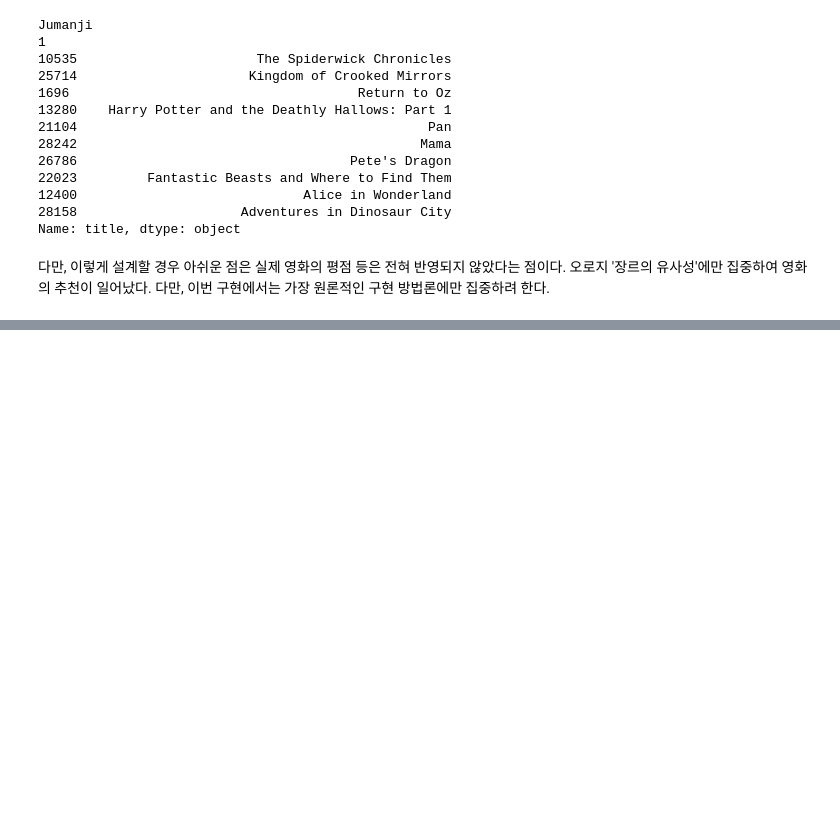
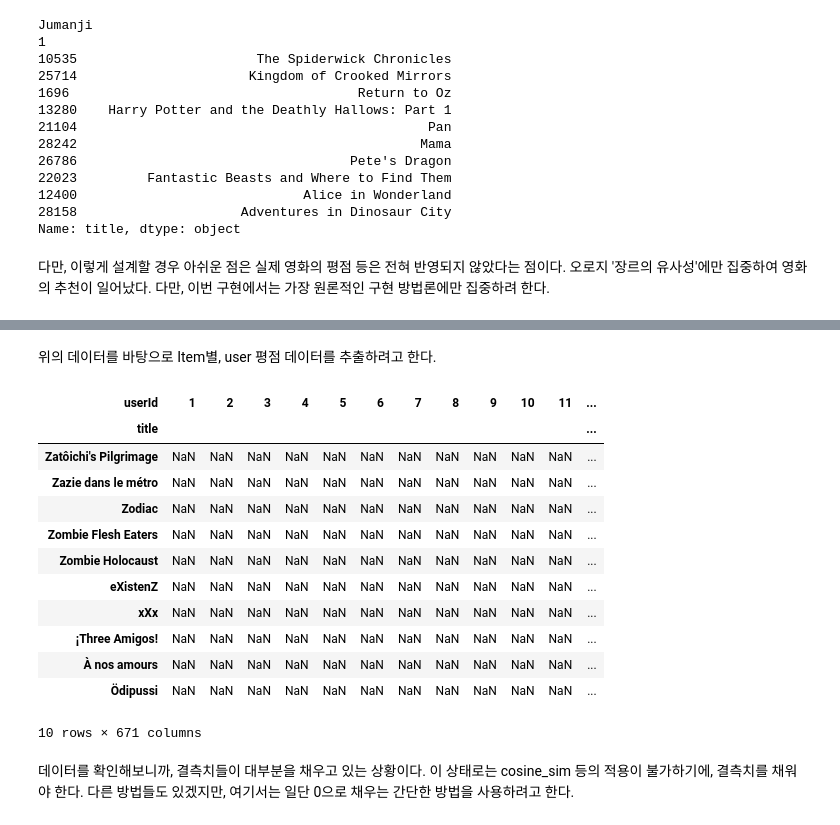
Before and after one commit to SeongwonTak/RecommenderSystem, a Jupyter notebook: Basic_code_Recom_System.ipynb, the cells around one changed output, grey strips where cells are left out. Saved outputs shown, nothing was run; the diff lists cells and outputs as text; code cells hidden in the pictures; blank space fills up the shorter version.

```diff
--- a/Basic_code_Recom_System.ipynb
+++ b/Basic_code_Recom_System.ipynb
@@ -370,0 +388,3 @@ Matrix Factorization 이전에,
+# %%
+movie_ratings.drop('timestamp', axis=1, inplace=True)
+movie_ratings
@@ -370,0 +405,5 @@ Matrix Factorization 이전에,
+# %%
+# 필요한 부분만 추출해서 쓰자.
+movie_data_cut = movie_combined[['id','title', 'genres']]
+movie_data_cut.rename(columns={"id":"movieId"}, inplace = True)
+movie_data_cut
@@ -370,0 +430,5 @@ Matrix Factorization 이전에,
+# %%
+movie_ratings.movieId = movie_ratings.movieId.astype('int')
+movie_data_cut.movieId = movie_data_cut.movieId.astype('int')
+user_movie_rating = pd.merge(movie_ratings, movie_data_cut, on = 'movieId')
+user_movie_rating
@@ -370,0 +454,23 @@ Matrix Factorization 이전에,
+# %% [markdown]
+위의 데이터를 바탕으로
+Item별, user 평점 데이터를 추출하려고 한다.
+# %%
+movie_user_table = user_movie_rating.pivot_table('rating', index = 'title', columns='userId')
+# %%
+movie_user_table.tail(10)
+# %% [output]
+| userId | 1 | 2 | 3 | 4 | 5 | 6 | 7 | 8 | 9 | 10 | 11 | ... |
+| title |  |  |  |  |  |  |  |  |  |  |  | ... |
+| Zatôichi's Pilgrimage | NaN | NaN | NaN | NaN | NaN | NaN | NaN | NaN | NaN | NaN | NaN | ... |
+| Zazie dans le métro | NaN | NaN | NaN | NaN | NaN | NaN | NaN | NaN | NaN | NaN | NaN | ... |
+| Zodiac | NaN | NaN | NaN | NaN | NaN | NaN | NaN | NaN | NaN | NaN | NaN | ... |
+| Zombie Flesh Eaters | NaN | NaN | NaN | NaN | NaN | NaN | NaN | NaN | NaN | NaN | NaN | ... |
+| Zombie Holocaust | NaN | NaN | NaN | NaN | NaN | NaN | NaN | NaN | NaN | NaN | NaN | ... |
+| eXistenZ | NaN | NaN | NaN | NaN | NaN | NaN | NaN | NaN | NaN | NaN | NaN | ... |
+| xXx | NaN | NaN | NaN | NaN | NaN | NaN | NaN | NaN | NaN | NaN | NaN | ... |
+| ¡Three Amigos! | NaN | NaN | NaN | NaN | NaN | NaN | NaN | NaN | NaN | NaN | NaN | ... |
+| À nos amours | NaN | NaN | NaN | NaN | NaN | NaN | NaN | NaN | NaN | NaN | NaN | ... |
+| Ödipussi | NaN | NaN | NaN | NaN | NaN | NaN | NaN | NaN | NaN | NaN | NaN | ... |
+10 rows × 671 columns
+# %% [markdown]
+데이터를 확인해보니까, 결측치들이 대부분을 채우고 있는 상황이다. 이 상태로는 cosine_sim 등의 적용이 불가하기에, 결측치를 채워야 한다. 다른 방법들도 있겠지만, 여기서는 일단 0으로 채우는 간단한 방법을 사용하려고 한다.
```
Also changed, not shown: parts of 20 cells of this notebook.
